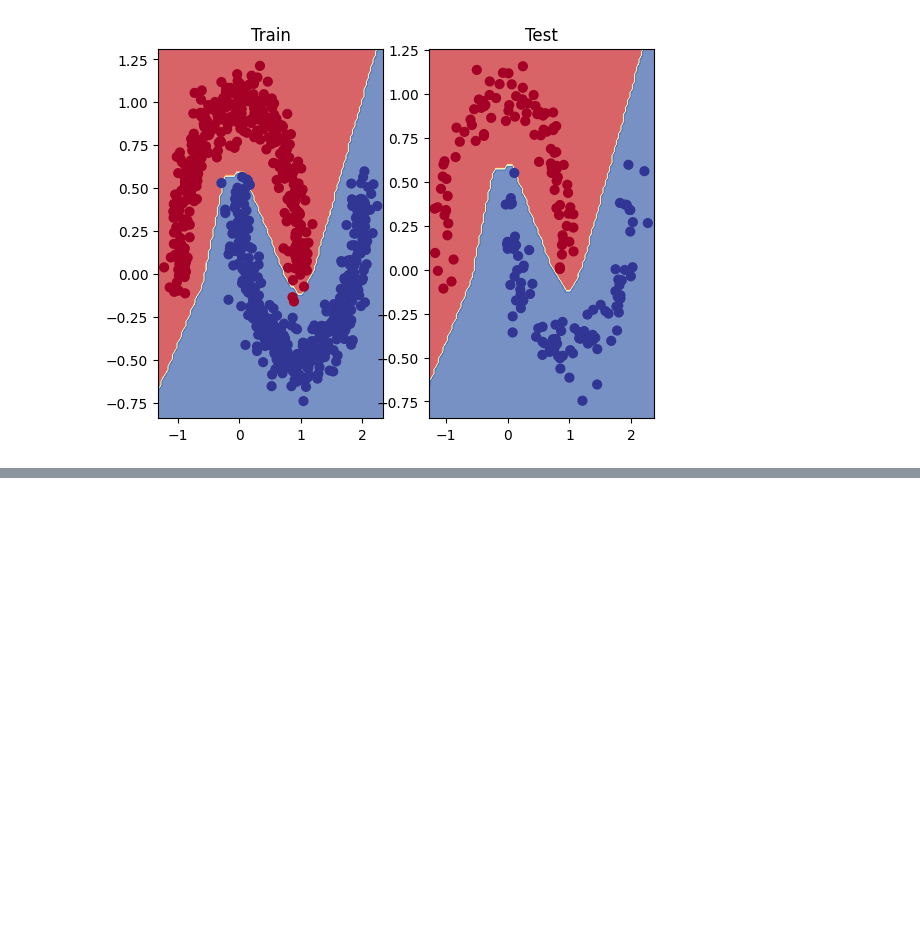
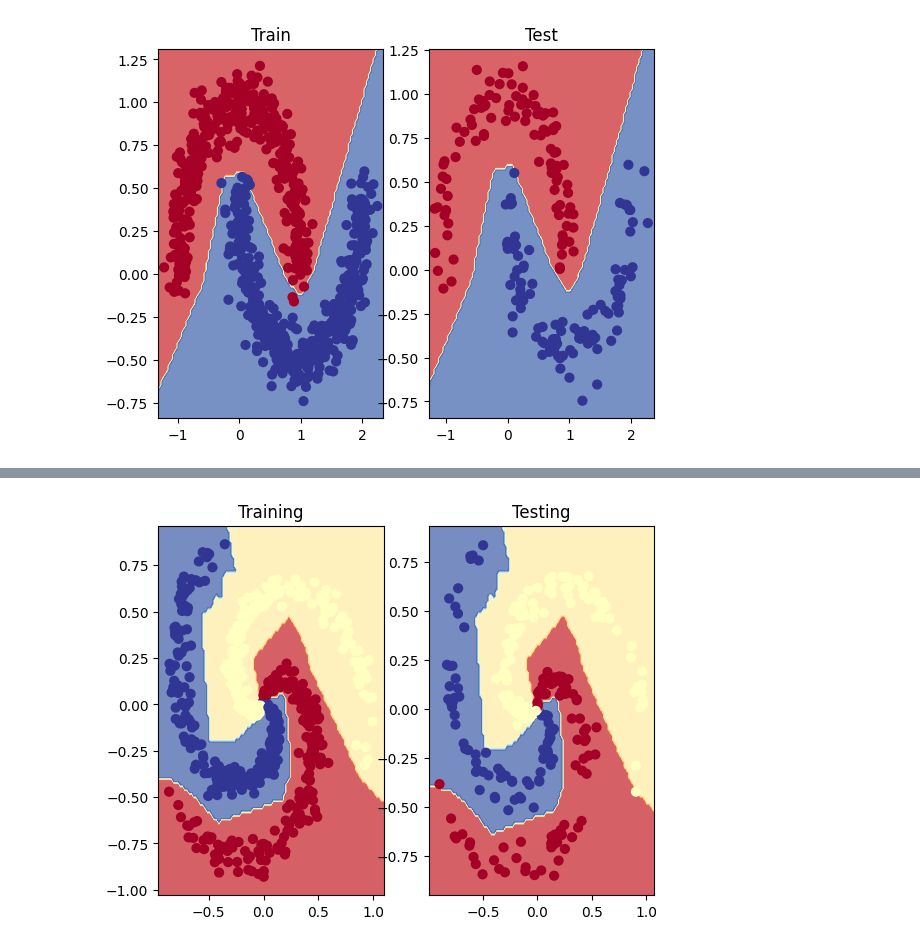
Before and after one commit to YouanesAttia/python-professional, a Jupyter notebook: week8_neural_nets/pytorch/02_pytorch_classification_exercises.ipynb, the cells around one changed output, grey strips where cells are left out. Saved outputs shown, nothing was run; the diff lists cells and outputs as text; code cells hidden in the pictures; blank space fills up the shorter version.

Commit message:
Pytorch classification exercises

```diff
--- a/week8_neural_nets/pytorch/02_pytorch_classification_exercises.ipynb
+++ b/week8_neural_nets/pytorch/02_pytorch_classification_exercises.ipynb
@@ -121,0 +154,12 @@ def Tanh(x):
+# %%
+from torchmetrics.classification import MulticlassAccuracy
+loss_fn = nn.CrossEntropyLoss()
+optimizer = torch.optim.Adam(params=model_1.parameters(), lr=0.01)
+torch_accuracy = MulticlassAccuracy(num_classes=3)
+# %%
+X = torch.from_numpy(X).type(torch.float)
+y = torch.from_numpy(y).type(torch.LongTensor)
+
+y_pred = model_1(X)
+print(X.shape, y.shape)
+print(y_pred.shape)
@@ -121,0 +169,24 @@ def Tanh(x):
+# %%
+X_train, X_test, y_train, y_test = train_test_split(X, y, test_size=0.3, random_state=42)
+# %%
+torch.manual_seed(42)
+epochs = 1000
+for epoch in range(epochs):
+    model_1.train()
+    y_logits = model_1(X_train)
+    y_pred = torch.softmax(y_logits, dim=1).argmax(dim=1)
+    loss = loss_fn(y_logits, y_train)
+    acc = torch_accuracy(y_logits, y_train)
+    optimizer.zero_grad()
+    loss.backward()
+    optimizer.step()
+
+    model_1.eval()
+    with torch.inference_mode():
+        test_logits = model_1(X_test)
+        test_pred = torch.softmax(test_logits, dim=1).argmax(dim=1)
+        test_loss = loss_fn(test_logits, y_test)
+        test_acc = torch_accuracy(test_logits, y_test)
+
+    if epoch % 100 == 0:
+            print(f"Epoch: {epoch} | Loss: {loss:.5f}, Acc: {acc*100:.2f}% | Test Loss: {test_loss:.5f}, Test Acc: {test_acc*100:.2f}%")
@@ -121,0 +204,10 @@ def Tanh(x):
+# %%
+plt.Figure(figsize=(20, 12))
+plt.subplot(1, 2, 1)
+plt.title('Training')
+plot_decision_boundary(model_1, X_train, y_train)
+plt.subplot(1, 2, 2)
+plt.title('Testing')
+plot_decision_boundary(model_1, X_test, y_test)
+# %% [output]
+[figure, added]
```
Also changed, not shown: parts of 4 cells of this notebook.
